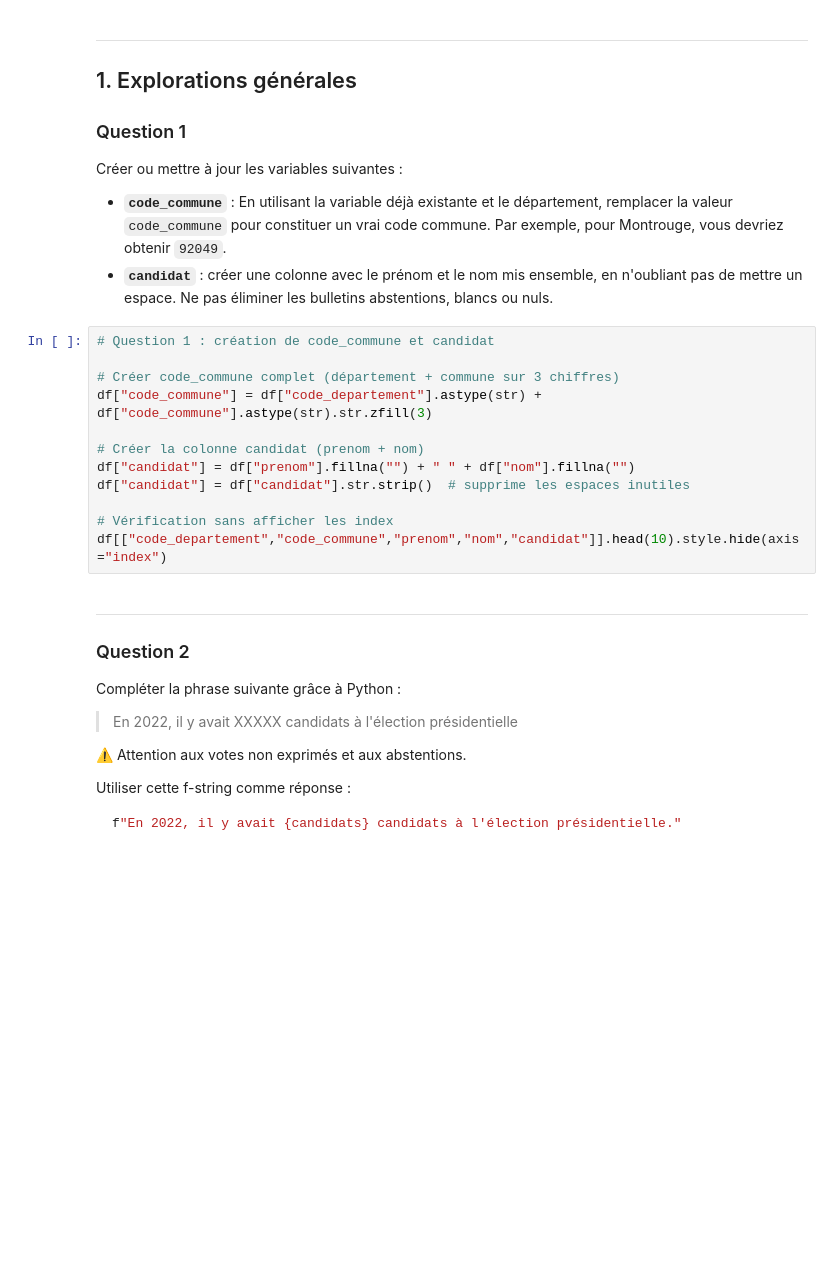
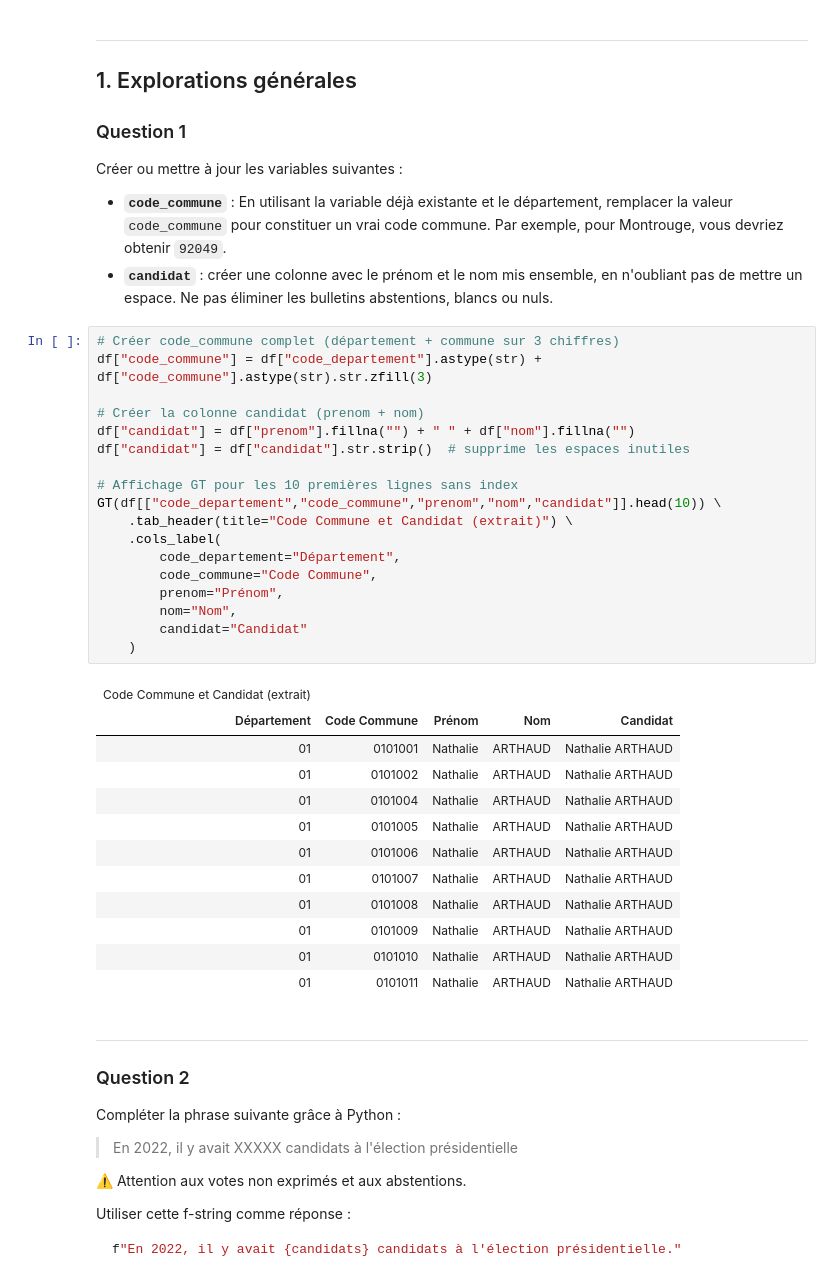
Before and after one commit to zgregi/DM_python_datascience, a Jupyter notebook: main.ipynb, the cells around one changed output. Cells and saved outputs as stored; diff of their text form; blank space fills up the shorter version.

```diff
--- a/main.ipynb
+++ b/main.ipynb
@@ -24,17 +36,36 @@ Créer ou mettre à jour les variables suivantes :
 - **`code_commune`** : En utilisant la variable déjà existante et le département, remplacer la valeur `code_commune` pour constituer un vrai code commune. Par exemple, pour Montrouge, vous devriez obtenir `92049`.
 - **`candidat`** : créer une colonne avec le prénom et le nom mis ensemble, en n'oubliant pas de mettre un espace. Ne pas éliminer les bulletins abstentions, blancs ou nuls.
 # %%
-# Question 1 : création de code_commune et candidat
-
 # Créer code_commune complet (département + commune sur 3 chiffres)
 df["code_commune"] = df["code_departement"].astype(str) + df["code_commune"].astype(str).str.zfill(3)
 
 # Créer la colonne candidat (prenom + nom)
 df["candidat"] = df["prenom"].fillna("") + " " + df["nom"].fillna("")
 df["candidat"] = df["candidat"].str.strip()  # supprime les espaces inutiles
 
-# Vérification sans afficher les index
-df[["code_departement","code_commune","prenom","nom","candidat"]].head(10).style.hide(axis="index")
+# Affichage GT pour les 10 premières lignes sans index
+GT(df[["code_departement","code_commune","prenom","nom","candidat"]].head(10)) \
+    .tab_header(title="Code Commune et Candidat (extrait)") \
+    .cols_label(
+        code_departement="Département",
+        code_commune="Code Commune",
+        prenom="Prénom",
+        nom="Nom",
+        candidat="Candidat"
+    )
+# %% [output]
+| Code Commune et Candidat (extrait) |  |  |  |  |
+| Département | Code Commune | Prénom | Nom | Candidat |
+| 01 | 0101001 | Nathalie | ARTHAUD | Nathalie ARTHAUD |
+| 01 | 0101002 | Nathalie | ARTHAUD | Nathalie ARTHAUD |
+| 01 | 0101004 | Nathalie | ARTHAUD | Nathalie ARTHAUD |
+| 01 | 0101005 | Nathalie | ARTHAUD | Nathalie ARTHAUD |
+| 01 | 0101006 | Nathalie | ARTHAUD | Nathalie ARTHAUD |
+| 01 | 0101007 | Nathalie | ARTHAUD | Nathalie ARTHAUD |
+| 01 | 0101008 | Nathalie | ARTHAUD | Nathalie ARTHAUD |
+| 01 | 0101009 | Nathalie | ARTHAUD | Nathalie ARTHAUD |
+| 01 | 0101010 | Nathalie | ARTHAUD | Nathalie ARTHAUD |
+| 01 | 0101011 | Nathalie | ARTHAUD | Nathalie ARTHAUD |
 # %% [markdown]
 ---
 ### Question 2
```
Also changed, not shown: parts of 4 cells of this notebook.
